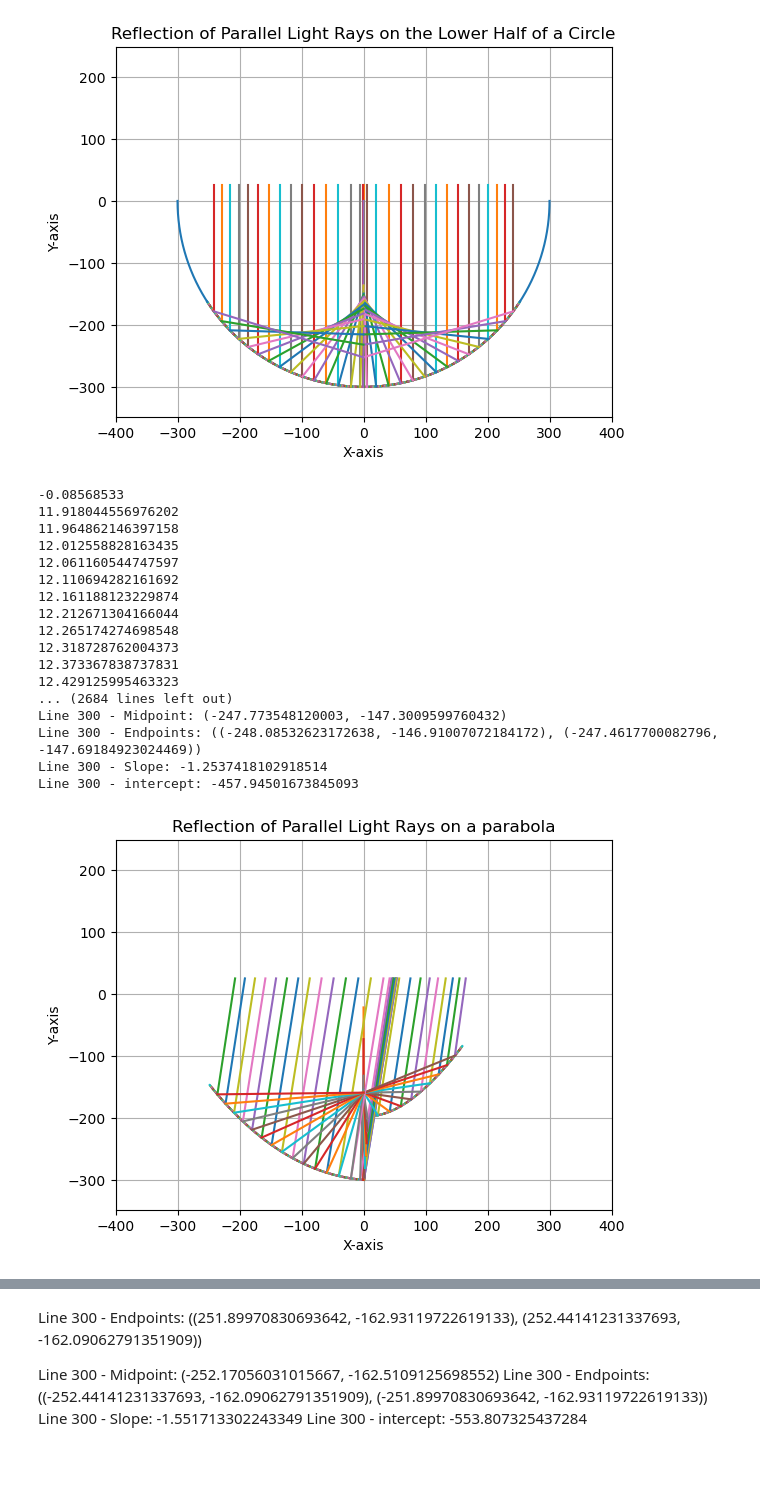
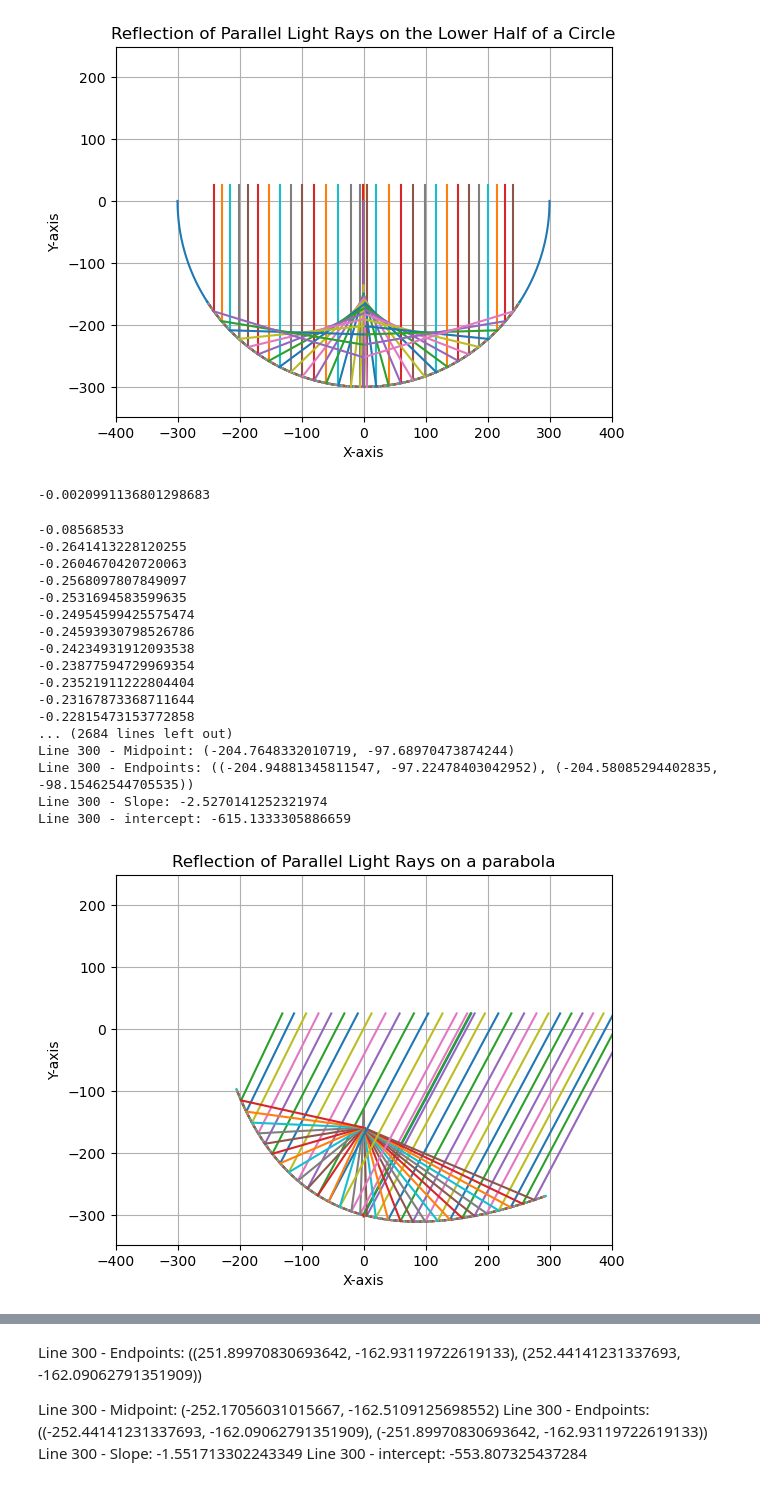
Before and after one commit to xiuxiua8/MCM_ProblemA, a Jupyter notebook: draw.ipynb, the cells around one changed output, grey strips where cells are left out. Drawn from its saved outputs; the diff is of its cells as text; code cells hidden in the pictures.

Commit message:
parabola_slope revised & small_theta is still wrong

```diff
--- a/draw.ipynb
+++ b/draw.ipynb
@@ -288,13 +287,23 @@ def parabola_slope(index, line_segments_array, tag, k1 = None):
     #print(endpoint)
     k2 = (y0 - y)/x0
     b = (2 - 2/(k2*k1))/(1/k2 + 1/k1)
+    last_k = existing_line.get_slope()
     k_value = (b + (b * b + 4) ** 0.5) / 2
-    if (tag == 0):
+    dK = last_k - k_value
+    if (dK > 1 or dK < -1 ):
         k_value = (b - (b * b + 4) ** 0.5) / 2
     return k_value
 
 
-#def small_theta(dy, k1 = None):
+def small_theta(dy, k1 = None):
+    if (k1 == None):
+        k1 = float('inf')
+    else:
+        k1 = np.tan(np.pi * k1/180)
+    theta=(-(4*k1*dy+1)+((4*k1*dy+1)**2+4*(k1+1)*(4.5*k1+4*dy))**0.5)/(2*(-4.5*k1-4*dy))
+    #o=np.atan(0.08568533)
+    return np.tan(theta)
+
 
 
 def find_line_segments_like_parabola(line_segments_arrayR,line_segments_arrayL,degree = None):
@@ -326,6 +335,10 @@ def find_line_segments_like_parabola(line_segments_arrayR,line_segments_arrayL,d
         slope_to_insert = parabola_slope(i, line_segments_arrayR, 1, degree)
         print(slope_to_insert)
         updateRight(line_segments_arrayR, index_to_insert, slope_to_insert)
+# %%
+print(small_theta(140, 80))
+# %% [output]
+-0.0020991136801298683
 # %%
 #parabola
 
@@ -335,55 +348,55 @@ fig, ax = plt.subplots()
 # draw a bunch of  line segments like parabola, and the degree of incident light is None(90) or 80
 line_segments_arrayR = []
 line_segments_arrayL = []
-find_line_segments_like_parabola(line_segments_arrayR, line_segments_arrayL, 80)
+find_line_segments_like_parabola(line_segments_arrayR, line_segments_arrayL, 60)
 
 print_line_segments(line_segments_arrayR)
 print_line_segments(line_segments_arrayL)
 
 plot_line_segments(line_segments_arrayR, fig, ax)
 plot_line_segments(line_segments_arrayL, fig, ax)
 
-degree_incident_light_is(80)
+degree_incident_light_is(60)
 
 # set equal
 plt.axis('equal')
 
 # # set the range
 plt.xlim(-400, 400)
 plt.ylim(-350, 250)
 
 # # set the range
 # plt.xlim(-25, 25)
 # plt.ylim(-310, -250)
 
 # plt.xlim(-10, 10)
 # plt.ylim(-310, -290)
 
 plt.title('Reflection of Parallel Light Rays on a parabola')
 plt.xlabel('X-axis')
 plt.ylabel('Y-axis')
 #plt.legend()
 plt.grid(True)
 plt.show()
 # %% [output]
 -0.08568533
-11.918044556976202
-11.964862146397158
-12.012558828163435
-12.061160544747597
-12.110694282161692
-12.161188123229874
-12.212671304166044
-12.265174274698548
-12.318728762004373
-12.373367838737831
-12.429125995463323
+-0.2641413228120255
+-0.2604670420720063
+-0.2568097807849097
+-0.2531694583599635
+-0.24954599425575474
+-0.24593930798526786
+-0.24234931912093538
+-0.23877594729969354
+-0.23521911222804404
+-0.23167873368711644
+-0.22815473153772858
 ... (2684 lines left out)
-Line 300 - Midpoint: (-247.773548120003, -147.3009599760432)
-Line 300 - Endpoints: ((-248.08532623172638, -146.91007072184172), (-247.4617700082796, -147.69184923024469))
-Line 300 - Slope: -1.2537418102918514
-Line 300 - intercept: -457.94501673845093
+Line 300 - Midpoint: (-204.7648332010719, -97.68970473874244)
+Line 300 - Endpoints: ((-204.94881345811547, -97.22478403042952), (-204.58085294402835, -98.15462544705535))
+Line 300 - Slope: -2.5270141252321974
+Line 300 - intercept: -615.1333305886659
-[figure, old version]
+[figure, new version]
 # %%
 intercept_array = []
 
```
Also changed, not shown: parts of 3 cells of this notebook.
